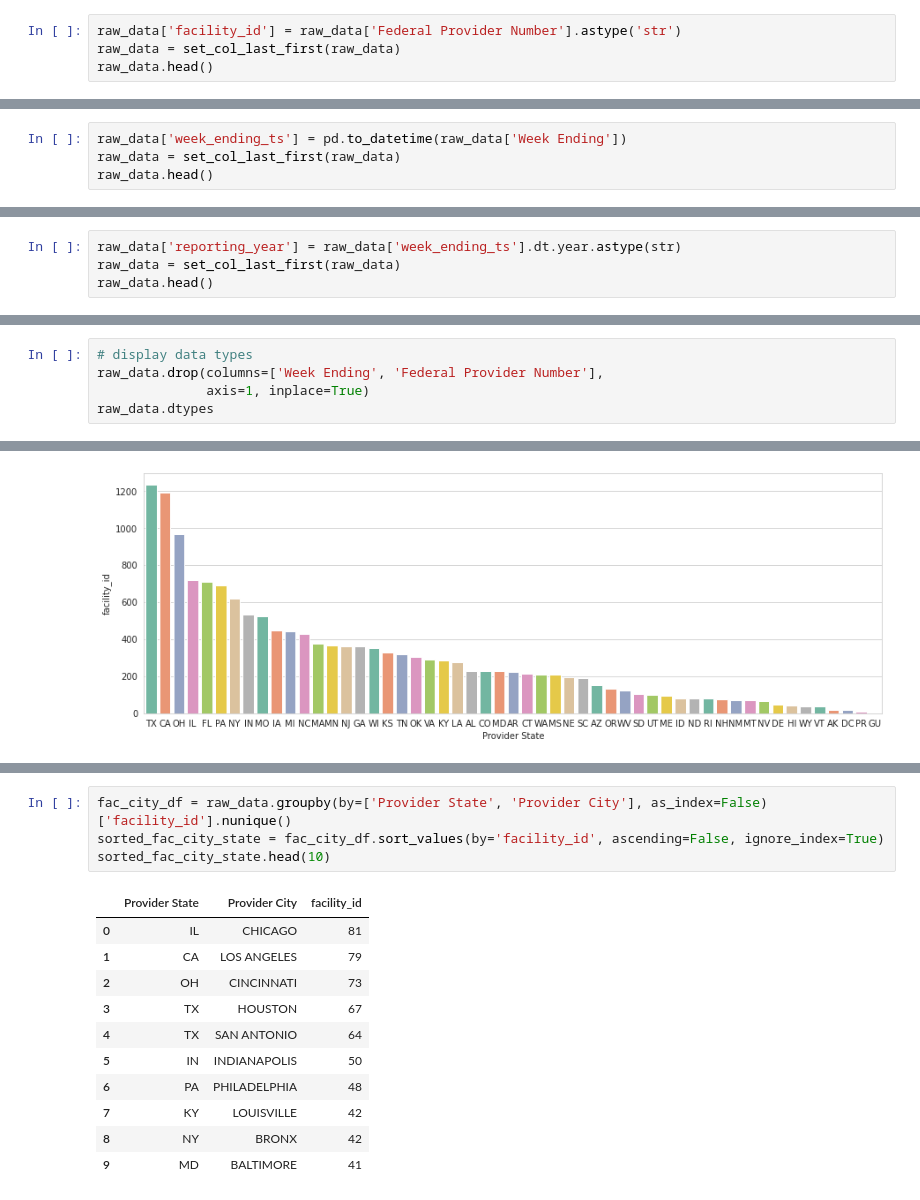
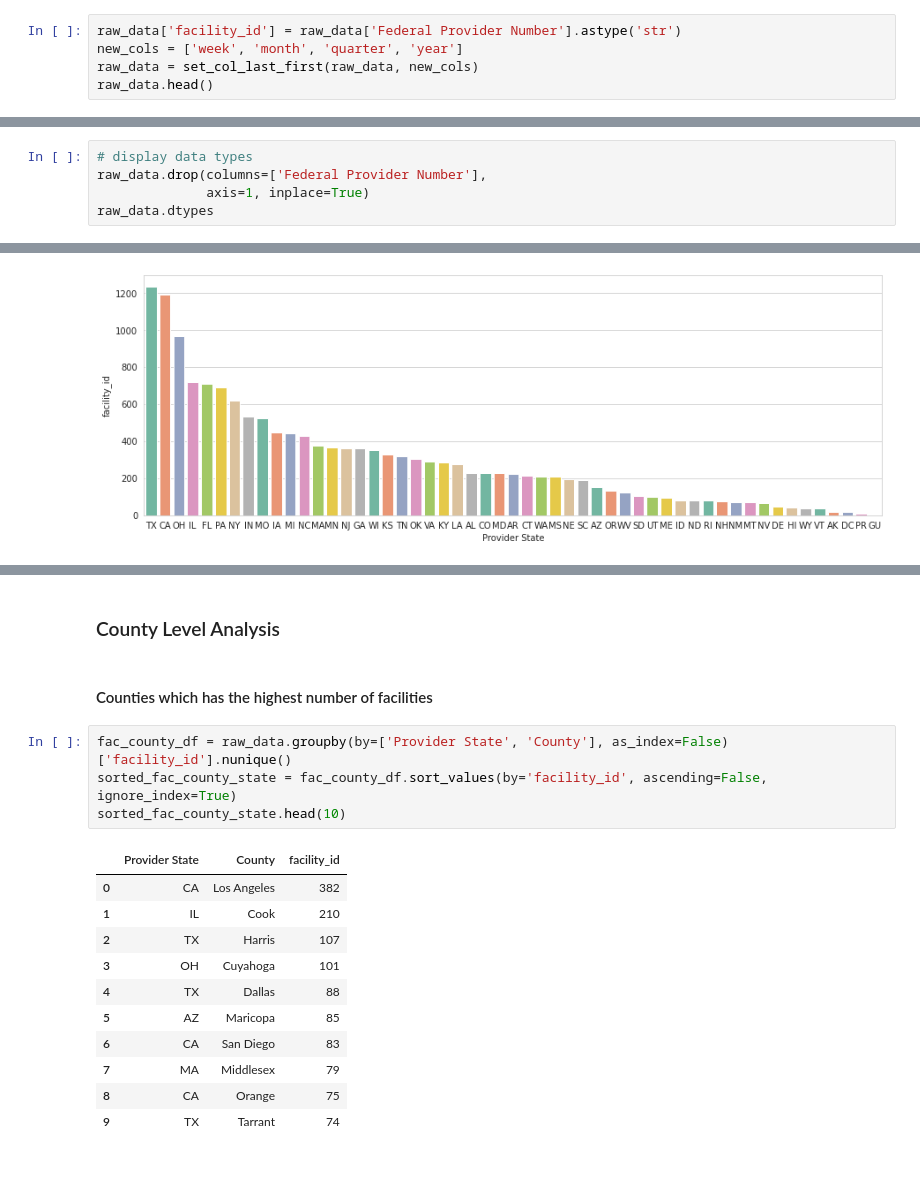
Before and after one commit to neudeb/nursinghome, a Jupyter notebook: Nursing_Home_EDA.ipynb, the cells around one changed output, grey strips where cells are left out. Cells and saved outputs as stored; diff of their text form; blank space fills up the shorter version.

```diff
--- a/Nursing_Home_EDA.ipynb
+++ b/Nursing_Home_EDA.ipynb
@@ -162,6 +199,7 @@ def set_col_last_first(df):
     return df
 # %%
 raw_data['facility_id'] = raw_data['Federal Provider Number'].astype('str')
-raw_data = set_col_last_first(raw_data)
+new_cols = ['week', 'month', 'quarter', 'year']
+raw_data = set_col_last_first(raw_data, new_cols)
 raw_data.head()
 # %% [output]
@@ -175,4 +212,0 @@ raw_data.head()
-# %%
-raw_data['week_ending_ts'] = pd.to_datetime(raw_data['Week Ending'])
-raw_data = set_col_last_first(raw_data)
-raw_data.head()
@@ -187,4 +212,0 @@ raw_data.head()
-# %%
-raw_data['reporting_year'] = raw_data['week_ending_ts'].dt.year.astype(str)
-raw_data = set_col_last_first(raw_data)
-raw_data.head()
@@ -199,6 +213,6 @@ raw_data.head()
 # %%
 # display data types
-raw_data.drop(columns=['Week Ending', 'Federal Provider Number'],
+raw_data.drop(columns=['Federal Provider Number'],
               axis=1, inplace=True)
 raw_data.dtypes
 # %% [output]
@@ -364,16 +627,20 @@ sns.barplot(x='Provider State', y='facility_id', data=sorted_fac_state,
+# %% [markdown]
+### County Level Analysis
+# %% [markdown]
+#### Counties which has the highest number of facilities
 # %%
-fac_city_df = raw_data.groupby(by=['Provider State', 'Provider City'], as_index=False)['facility_id'].nunique()
-sorted_fac_city_state = fac_city_df.sort_values(by='facility_id', ascending=False, ignore_index=True)
-sorted_fac_city_state.head(10)
+fac_county_df = raw_data.groupby(by=['Provider State', 'County'], as_index=False)['facility_id'].nunique()
+sorted_fac_county_state = fac_county_df.sort_values(by='facility_id', ascending=False, ignore_index=True)
+sorted_fac_county_state.head(10)
 # %% [output]
-|  | Provider State | Provider City | facility_id |
-| 0 | IL | CHICAGO | 81 |
-| 1 | CA | LOS ANGELES | 79 |
-| 2 | OH | CINCINNATI | 73 |
-| 3 | TX | HOUSTON | 67 |
-| 4 | TX | SAN ANTONIO | 64 |
-| 5 | IN | INDIANAPOLIS | 50 |
-| 6 | PA | PHILADELPHIA | 48 |
-| 7 | KY | LOUISVILLE | 42 |
-| 8 | NY | BRONX | 42 |
-| 9 | MD | BALTIMORE | 41 |
+|  | Provider State | County | facility_id |
+| 0 | CA | Los Angeles | 382 |
+| 1 | IL | Cook | 210 |
+| 2 | TX | Harris | 107 |
+| 3 | OH | Cuyahoga | 101 |
+| 4 | TX | Dallas | 88 |
+| 5 | AZ | Maricopa | 85 |
+| 6 | CA | San Diego | 83 |
+| 7 | MA | Middlesex | 79 |
+| 8 | CA | Orange | 75 |
+| 9 | TX | Tarrant | 74 |
```
Also changed, not shown: parts of 91 cells of this notebook.
